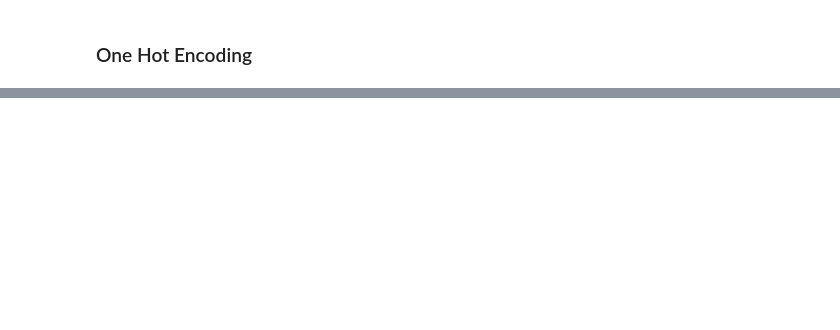
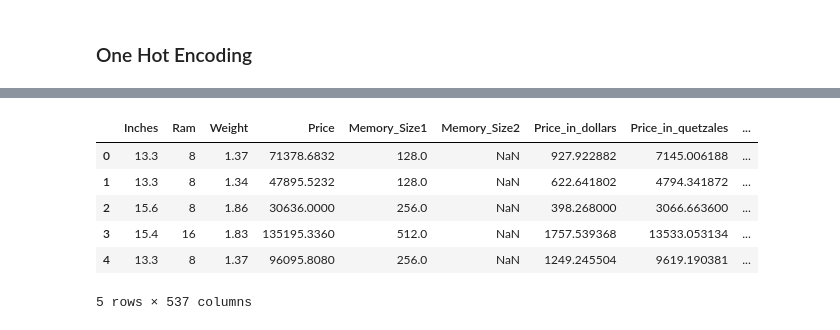
Before and after one commit to halejandro1987/Proyecto_Final_Statistical_L2, a Jupyter notebook: Proyecto FInal/Proyectofinal-p1.ipynb, the cells around one changed output, grey strips where cells are left out. Cells and saved outputs as stored; diff of their text form; code cells hidden in the pictures; blank space fills up the shorter version.

```diff
--- a/Proyecto FInal/Proyectofinal-p1.ipynb
+++ b/Proyecto FInal/Proyectofinal-p1.ipynb
@@ -745,0 +761,10 @@ print(df_encoded)
+# %%
+df_encoded.head()
+# %% [output]
+|  | Inches | Ram | Weight | Price | Memory_Size1 | Memory_Size2 | Price_in_dollars | Price_in_quetzales | ... |
+| 0 | 13.3 | 8 | 1.37 | 71378.6832 | 128.0 | NaN | 927.922882 | 7145.006188 | ... |
+| 1 | 13.3 | 8 | 1.34 | 47895.5232 | 128.0 | NaN | 622.641802 | 4794.341872 | ... |
+| 2 | 15.6 | 8 | 1.86 | 30636.0000 | 256.0 | NaN | 398.268000 | 3066.663600 | ... |
+| 3 | 15.4 | 16 | 1.83 | 135195.3360 | 512.0 | NaN | 1757.539368 | 13533.053134 | ... |
+| 4 | 13.3 | 8 | 1.37 | 96095.8080 | 256.0 | NaN | 1249.245504 | 9619.190381 | ... |
+5 rows × 537 columns
```
Also changed, not shown: parts of 15 cells of this notebook.
